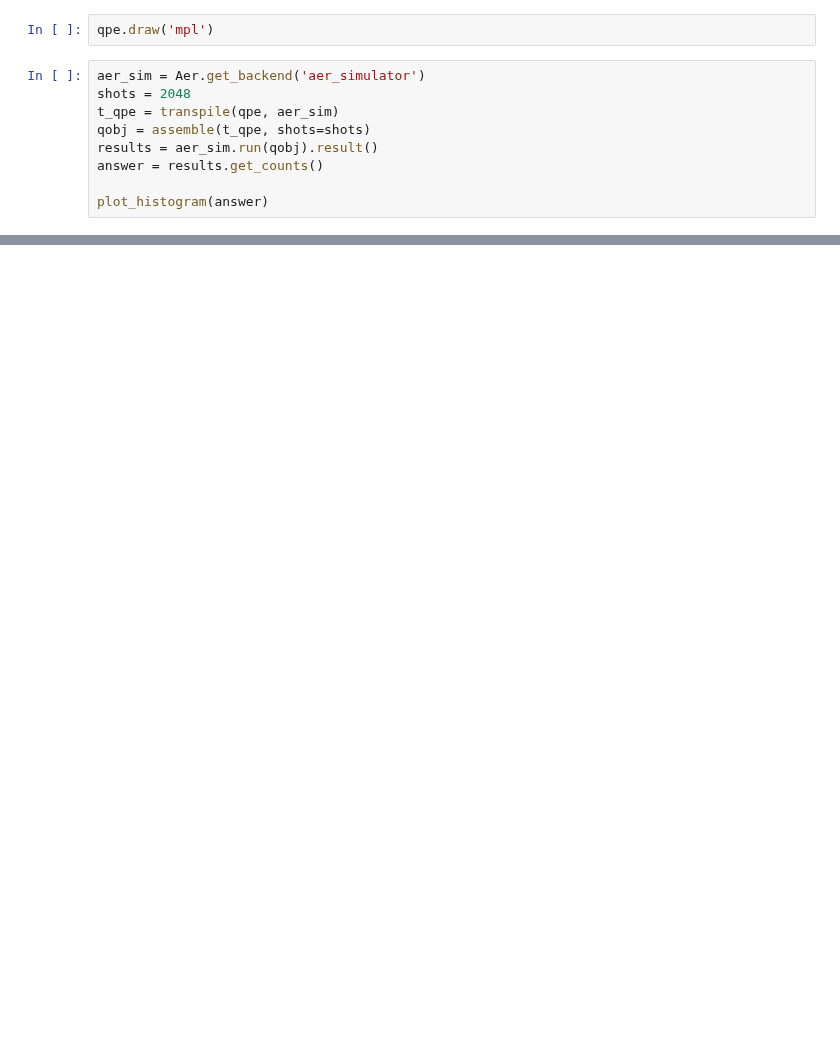
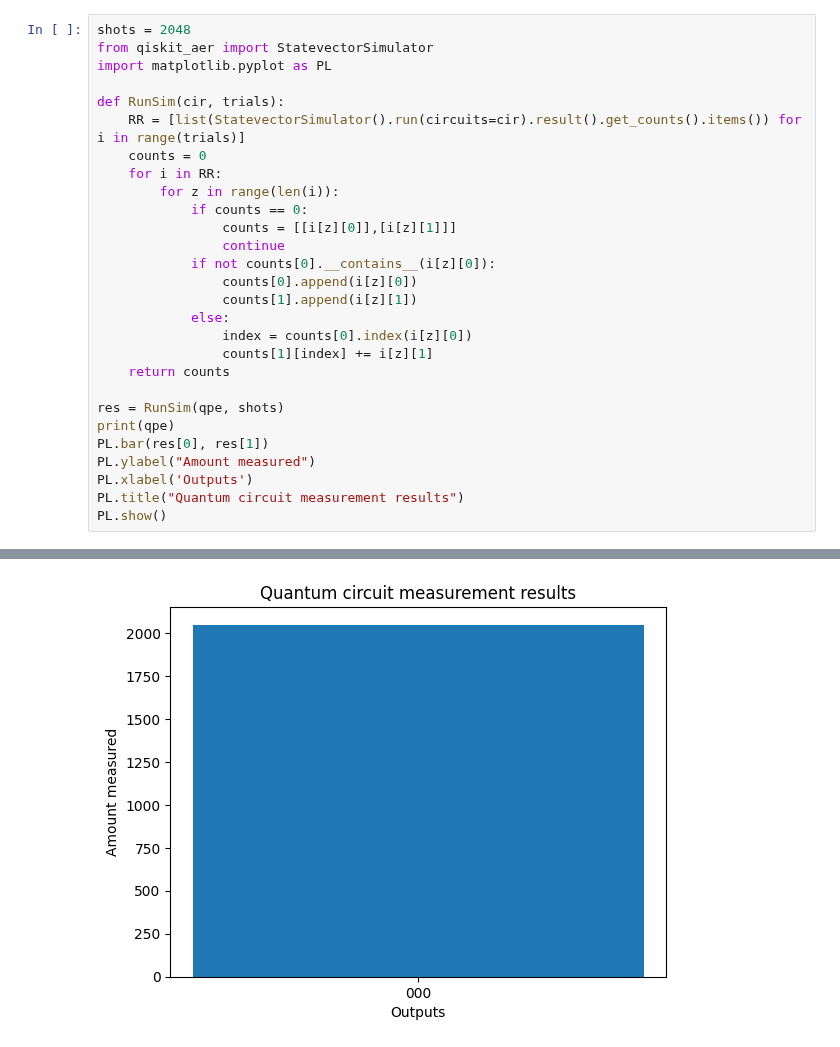
Before and after one commit to Lilith207/PythonForQuantum, a Jupyter notebook: Advanced/Assignment 3/qpe.ipynb, the cells around one changed output, grey strips where cells are left out. Drawn from its saved outputs; the diff is of its cells as text; blank space fills up the shorter version.

```diff
--- a/Advanced/Assignment 3/qpe.ipynb
+++ b/Advanced/Assignment 3/qpe.ipynb
@@ -46,11 +56,29 @@ for n in range(3):
-# %%
-qpe.draw('mpl')
 # %%
-aer_sim = Aer.get_backend('aer_simulator')
 shots = 2048
-t_qpe = transpile(qpe, aer_sim)
-qobj = assemble(t_qpe, shots=shots)
-results = aer_sim.run(qobj).result()
-answer = results.get_counts()
+from qiskit_aer import StatevectorSimulator
+import matplotlib.pyplot as PL
 
-plot_histogram(answer)
+def RunSim(cir, trials):
+    RR = [list(StatevectorSimulator().run(circuits=cir).result().get_counts().items()) for i in range(trials)]
+    counts = 0
+    for i in RR:
+        for z in range(len(i)):
+            if counts == 0:
+                counts = [[i[z][0]],[i[z][1]]]
+                continue
+            if not counts[0].__contains__(i[z][0]):
+                counts[0].append(i[z][0])
+                counts[1].append(i[z][1])
+            else:
+                index = counts[0].index(i[z][0])
+                counts[1][index] += i[z][1]
+    return counts
+
+res = RunSim(qpe, shots)
+print(qpe)
+PL.bar(res[0], res[1])
+PL.ylabel("Amount measured")
+PL.xlabel('Outputs')
+PL.title("Quantum circuit measurement results")
+PL.show()
+# %% [output]
@@ -56,0 +102 @@ plot_histogram(answer)
+[figure, added]
```
Also changed, not shown: parts of 7 cells of this notebook, 1 other file.
